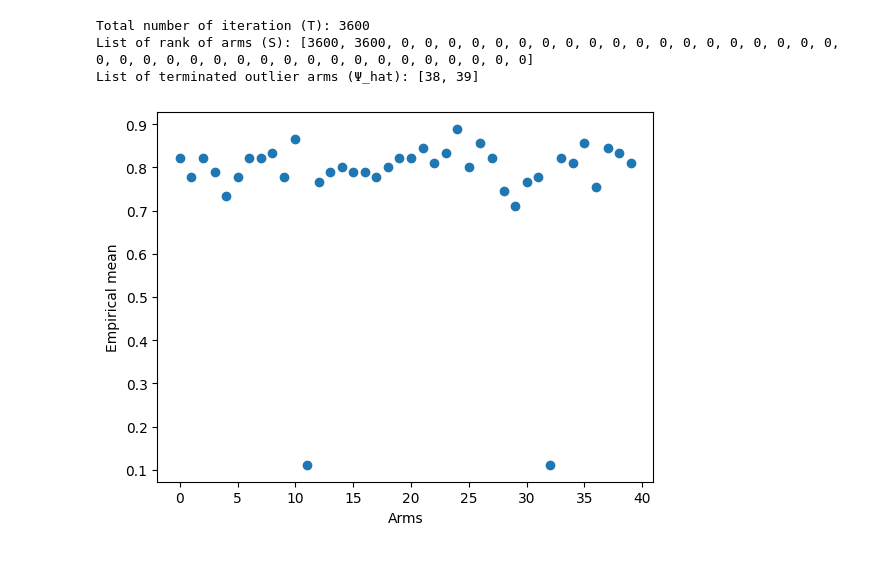
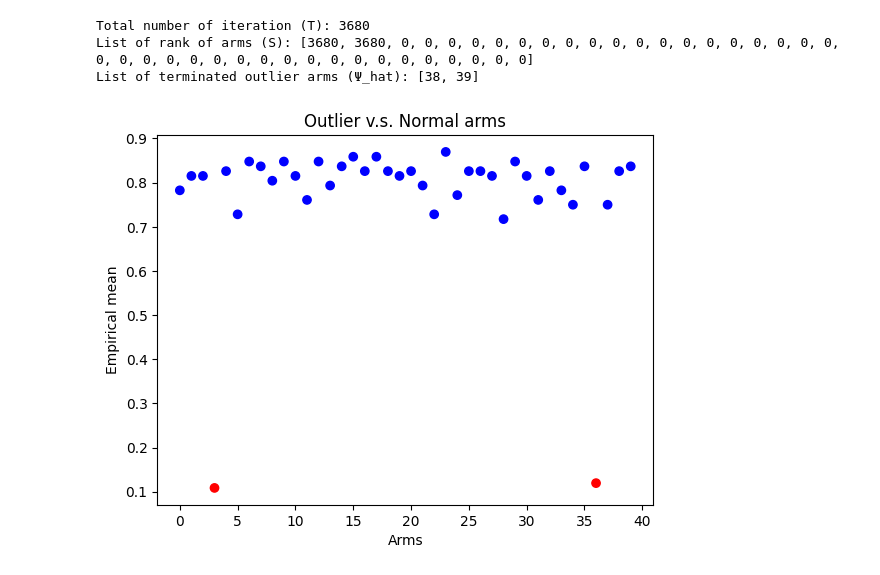
Before and after one commit to PouyaRepos/Mutil-Armed-Bandit-Anomaly-Detection, a Jupyter notebook: MAB_Anomaly_Detection.ipynb, the cells around one changed output. Saved outputs shown, nothing was run; the diff lists cells and outputs as text; code cells hidden in the pictures.

```diff
--- a/MAB_Anomaly_Detection.ipynb
+++ b/MAB_Anomaly_Detection.ipynb
@@ -129,35 +129,38 @@ while len(Ψ_hat) < round(n*(1- ρ ), 6):
             # print('T')
             for c_ in list(c):
                 # print(f'C_:{c_}')
                 s[c_] = T                              # upade arms rank
                 # print(f's[c_]: {s[c_]}')
                 if c_ not in Ψ_hat:
                     Ψ_hat.append(c_)                  # update terminated arms list
                     # print(f'arms_hat: {arms_hat}')
 Ω = [a for _, a in sorted(zip(s,labels))] # sort labels according to their rank 's'
 
 print("""
 
 
 
 """)
 print(f'Total number of iteration (T): {T}')
 print(f'List of rank of arms (S): {sorted(s, reverse = True)}')
 print(f'List of terminated outlier arms (Ψ_hat): {Ψ_hat}')
 
 print("""
 
 
 
 """)
 # Plot arms
-np.random.shuffle(y)
-plt.scatter(list(range(40)), y)
+np.random.shuffle(y) # Shuffeling order of the arms
+condition = max(sorted(y)[:len(Ψ_hat)]) # Maximum emprical mean of outlier arms
+col = np.where( [y_ > condition for y_ in np.array(y)] ,'b','r') # Condition for plotting outlier arms point in "red"
+plt.scatter(list(range(40)), y, c = col)
 plt.ylabel("Empirical mean")
 plt.xlabel('Arms')
+plt.title('Outlier v.s. Normal arms')
 plt.show()
 # %% [output]
-Total number of iteration (T): 3600
-List of rank of arms (S): [3600, 3600, 0, 0, 0, 0, 0, 0, 0, 0, 0, 0, 0, 0, 0, 0, 0, 0, 0, 0, 0, 0, 0, 0, 0, 0, 0, 0, 0, 0, 0, 0, 0, 0, 0, 0, 0, 0, 0, 0]
+Total number of iteration (T): 3680
+List of rank of arms (S): [3680, 3680, 0, 0, 0, 0, 0, 0, 0, 0, 0, 0, 0, 0, 0, 0, 0, 0, 0, 0, 0, 0, 0, 0, 0, 0, 0, 0, 0, 0, 0, 0, 0, 0, 0, 0, 0, 0, 0, 0]
 List of terminated outlier arms (Ψ_hat): [38, 39]
-[figure, old version]
+[figure, new version]
```
